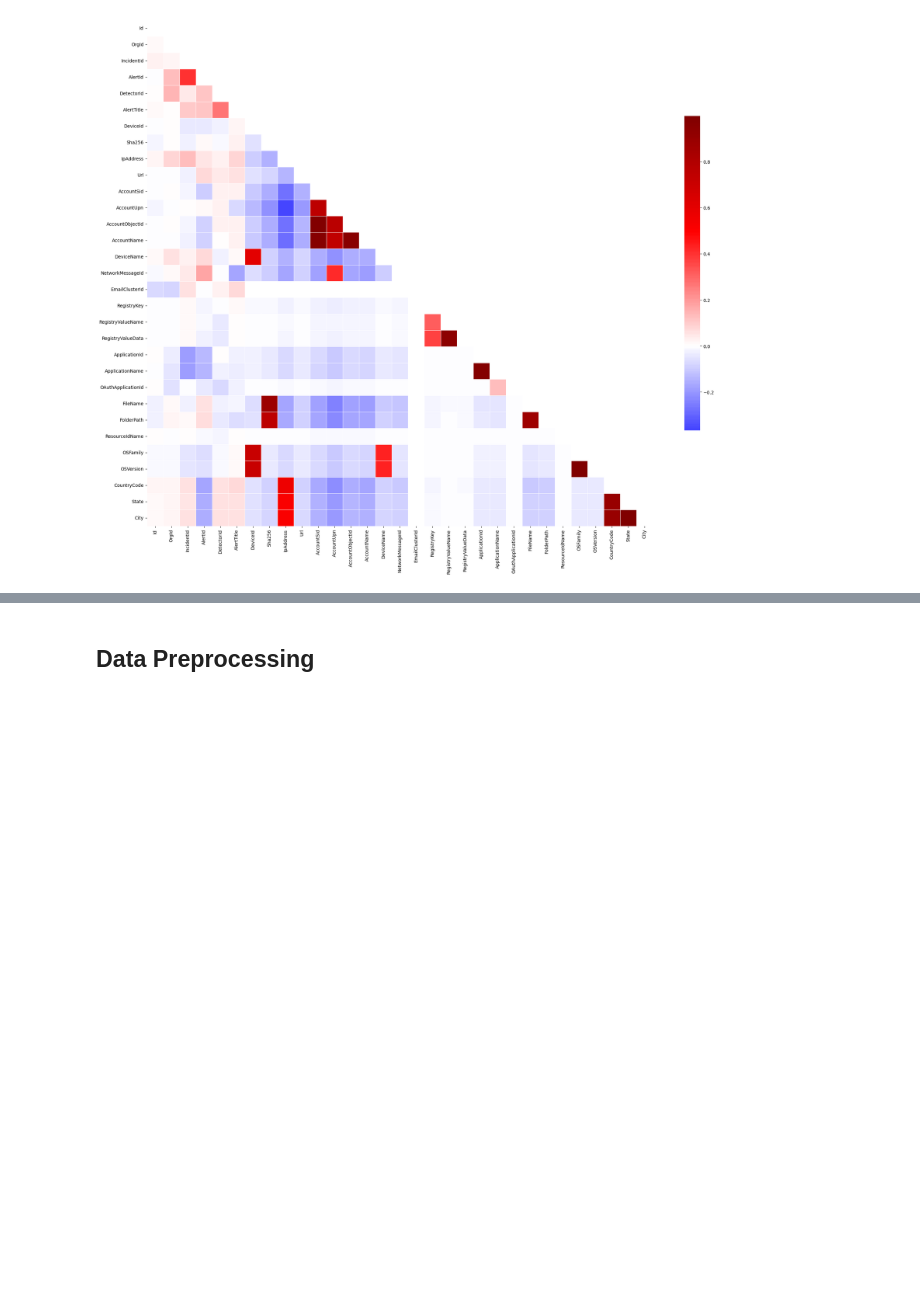
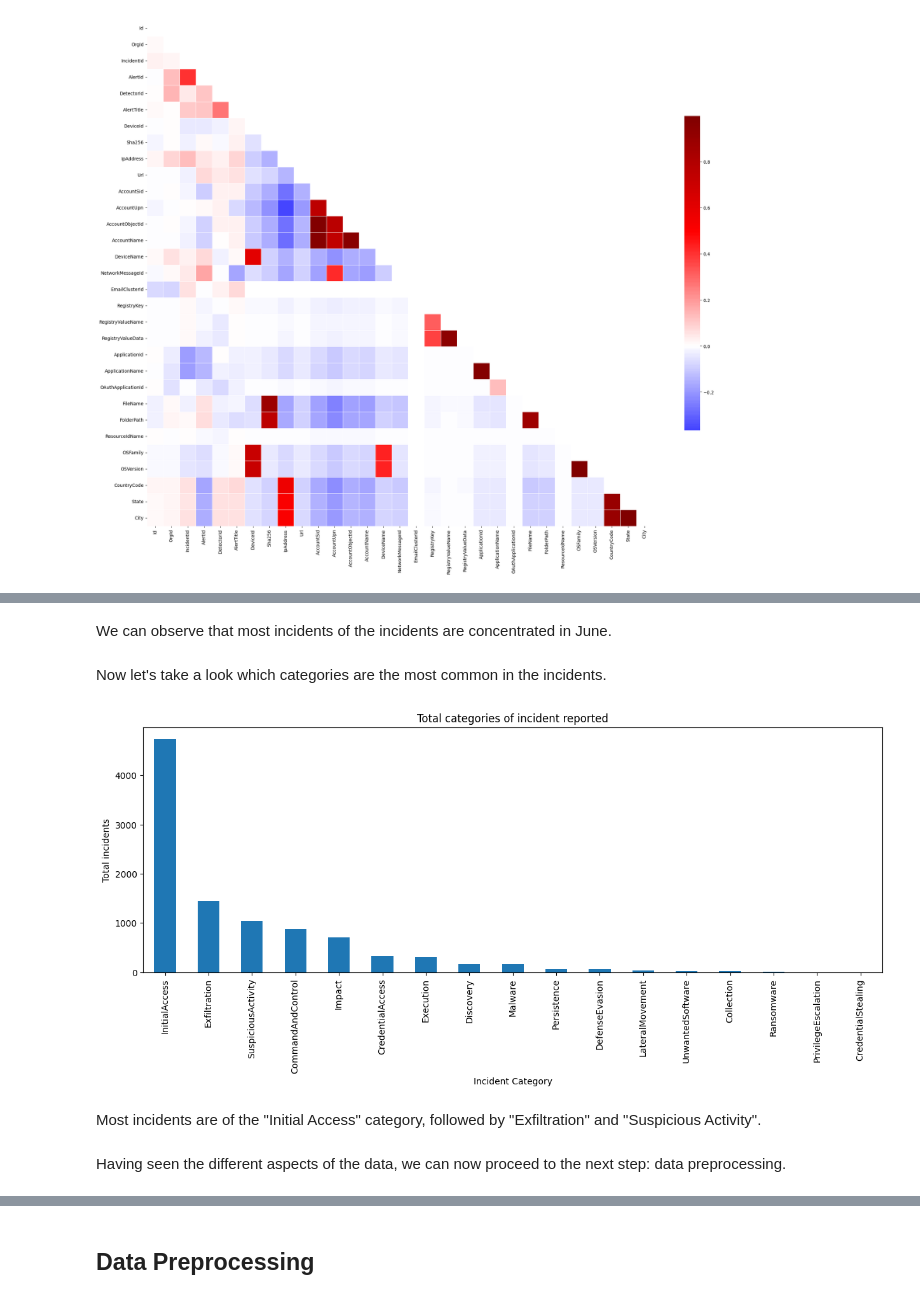
Before and after one commit to yasin281/Microsoft-Security-Incident-Prediction, a Jupyter notebook: src/DataPreparation.ipynb, the cells around one changed output, grey strips where cells are left out. Drawn from its saved outputs; the diff is of its cells as text; code cells hidden in the pictures; blank space fills up the shorter version.

```diff
--- a/src/DataPreparation.ipynb
+++ b/src/DataPreparation.ipynb
@@ -286 +298,19 @@ We don't see the target variable in the table, as it is a categorical variable.
+# %% [markdown]
+We can observe that most incidents of the incidents are concentrated in June.
+# %% [markdown]
+Now let's take a look  which categories are the most common in the incidents.
+# %%
+# Plot of total categories of incident reported
+incident_by_category = data['Category'].value_counts()
+incident_by_category.plot(kind='bar', figsize=(15, 5))
+plt.title('Total categories of incident reported')
+plt.xlabel('Incident Category')
+plt.ylabel('Total incidents')
+plt.show()
+# %% [output]
+[figure, added]
+# %% [markdown]
+Most incidents are of the "Initial Access" category, followed by "Exfiltration" and "Suspicious Activity".
+# %% [markdown]
+Having seen the different aspects of the data, we can now proceed to the next step: data preprocessing.
 # %% [markdown]
```
Also changed, not shown: parts of 46 cells of this notebook.
